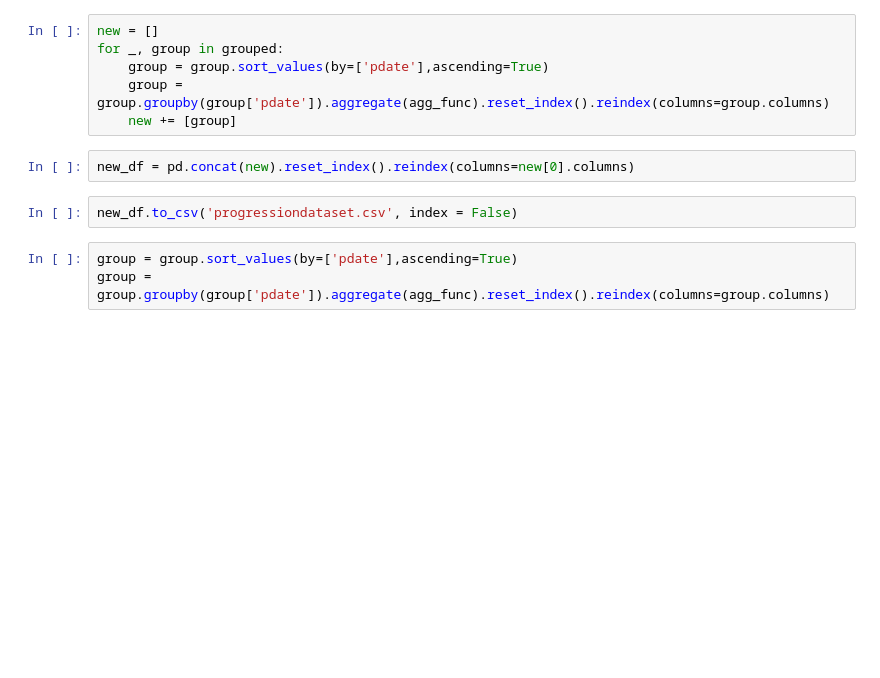
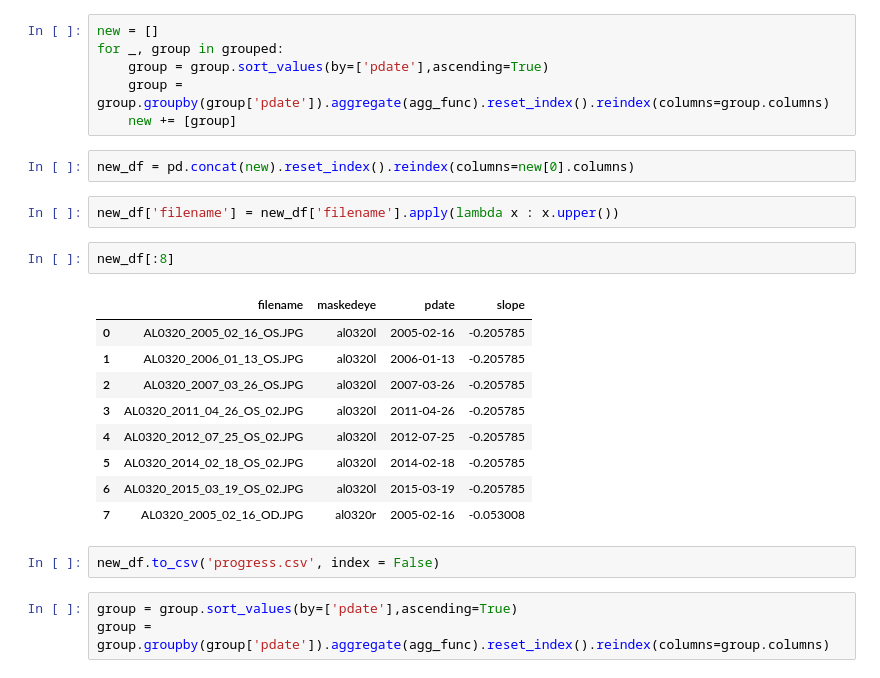
Before and after one commit to sayanmndl21/cnnlstm-oct, a Jupyter notebook: preprocessing_dta.ipynb, the cells around one changed output. Drawn from its saved outputs; the diff is of its cells as text; blank space fills up the shorter version.

```diff
--- a/preprocessing_dta.ipynb
+++ b/preprocessing_dta.ipynb
@@ -100,8 +119,22 @@ for _, group in grouped:
     new += [group]
 # %%
 new_df = pd.concat(new).reset_index().reindex(columns=new[0].columns)
+# %%
+new_df['filename'] = new_df['filename'].apply(lambda x : x.upper())
+# %%
+new_df[:8]
+# %% [output]
+|  | filename | maskedeye | pdate | slope |
+| 0 | AL0320_2005_02_16_OS.JPG | al0320l | 2005-02-16 | -0.205785 |
+| 1 | AL0320_2006_01_13_OS.JPG | al0320l | 2006-01-13 | -0.205785 |
+| 2 | AL0320_2007_03_26_OS.JPG | al0320l | 2007-03-26 | -0.205785 |
+| 3 | AL0320_2011_04_26_OS_02.JPG | al0320l | 2011-04-26 | -0.205785 |
+| 4 | AL0320_2012_07_25_OS_02.JPG | al0320l | 2012-07-25 | -0.205785 |
+| 5 | AL0320_2014_02_18_OS_02.JPG | al0320l | 2014-02-18 | -0.205785 |
+| 6 | AL0320_2015_03_19_OS_02.JPG | al0320l | 2015-03-19 | -0.205785 |
+| 7 | AL0320_2005_02_16_OD.JPG | al0320r | 2005-02-16 | -0.053008 |
 # %%
-new_df.to_csv('progressiondataset.csv', index = False)
+new_df.to_csv('progress.csv', index = False)
 # %%
 group = group.sort_values(by=['pdate'],ascending=True)
 group = group.groupby(group['pdate']).aggregate(agg_func).reset_index().reindex(columns=group.columns)
```
Also changed, not shown: parts of 3 cells of this notebook, 2 other files.
